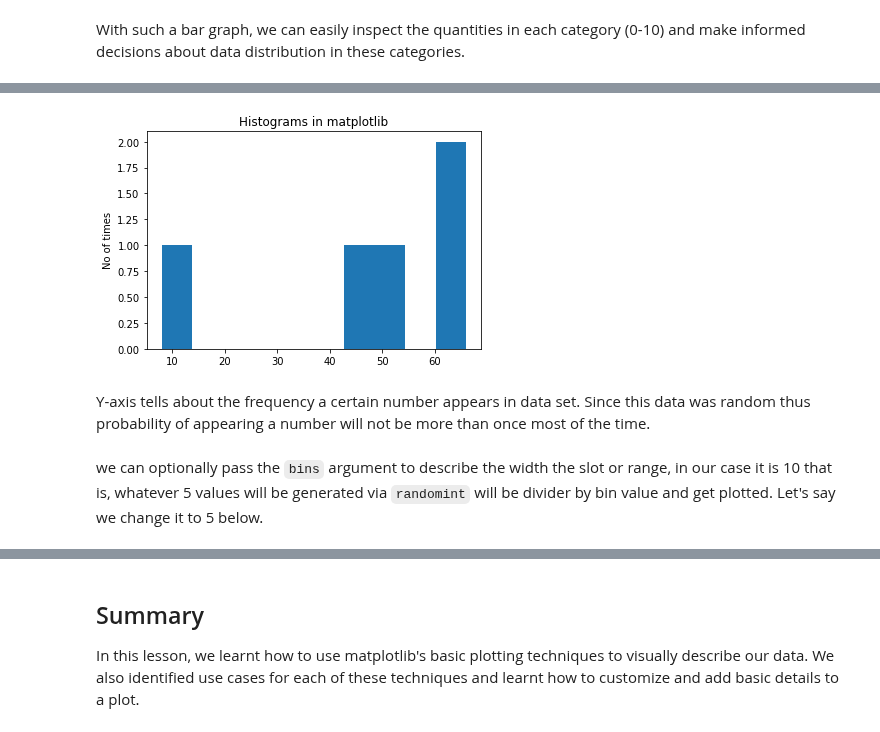
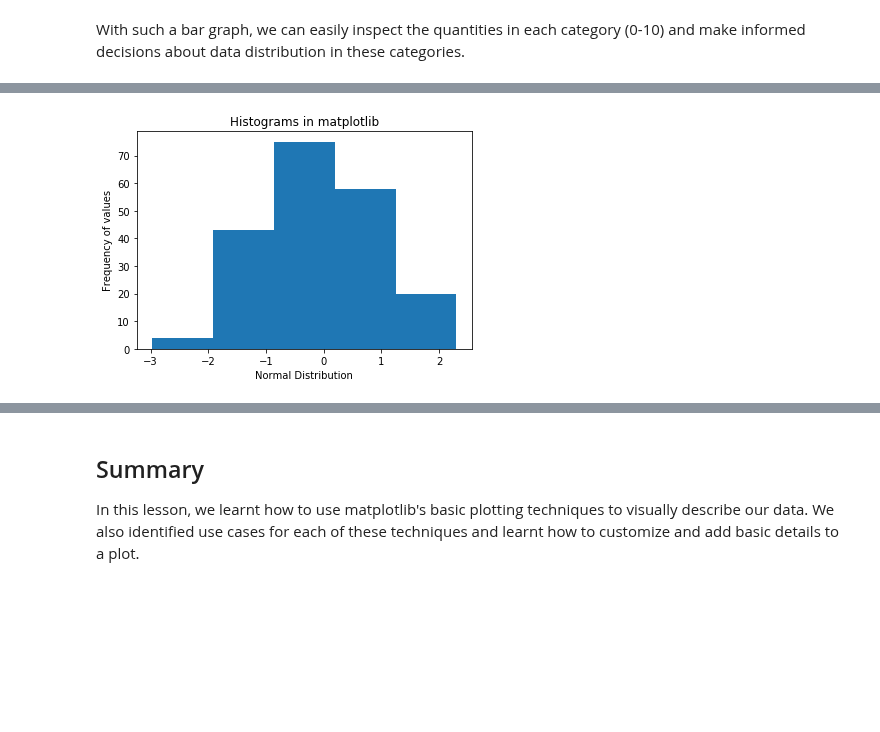
Before and after one commit to learn-co-curriculum/dsc-data-viz, a Jupyter notebook: index.ipynb, the cells around one changed output, grey strips where cells are left out. Saved outputs shown, nothing was run; the diff lists cells and outputs as text; code cells hidden in the pictures; blank space fills up the shorter version.

```diff
--- a/index.ipynb
+++ b/index.ipynb
@@ -135,0 +132,14 @@ Here, we take a range of integers from 1 -100, the first parameter is lowest, 2n
+# %%
+# Set seed for reproducability
+np.random.seed(100)
+
+# Generate 100 values from 0 mean normal distribution
+x = np.random.randn(200)
+
+#Plot the distogram with hist() function
+plt.hist(x, bins = 10)
+
+plt.xlabel('Normal random distribution')
+plt.ylabel('Frequency of Values')
+plt.title('Histograms in matplotlib')
+plt.show()
@@ -136,12 +153,8 @@ Here, we take a range of integers from 1 -100, the first parameter is lowest, 2n
 # %%
-x = np.random.randint(1, 100, 5)
-plt.hist(x, bins = 10)
-plt.ylabel('No of times')
+plt.hist(x, bins = 5)
+plt.xlabel('Normal Distribution')
+plt.ylabel('Frequency of values')
 plt.title('Histograms in matplotlib')
 plt.show()
 # %% [output]
-[figure, old version]
+[figure, new version]
-# %% [markdown]
-Y-axis tells about the frequency a certain number appears in data set. Since this data was random thus probability of appearing a number will not be more than once most of the time.
-# %% [markdown]
-we can optionally pass the `bins` argument to describe the width the slot or range, in our case it is 10 that is, whatever 5 values will be generated via `randomint` will be divider by bin value and get plotted. Let's say we change it to 5 below.
```
Also changed, not shown: parts of 19 cells of this notebook, 8 other files.
